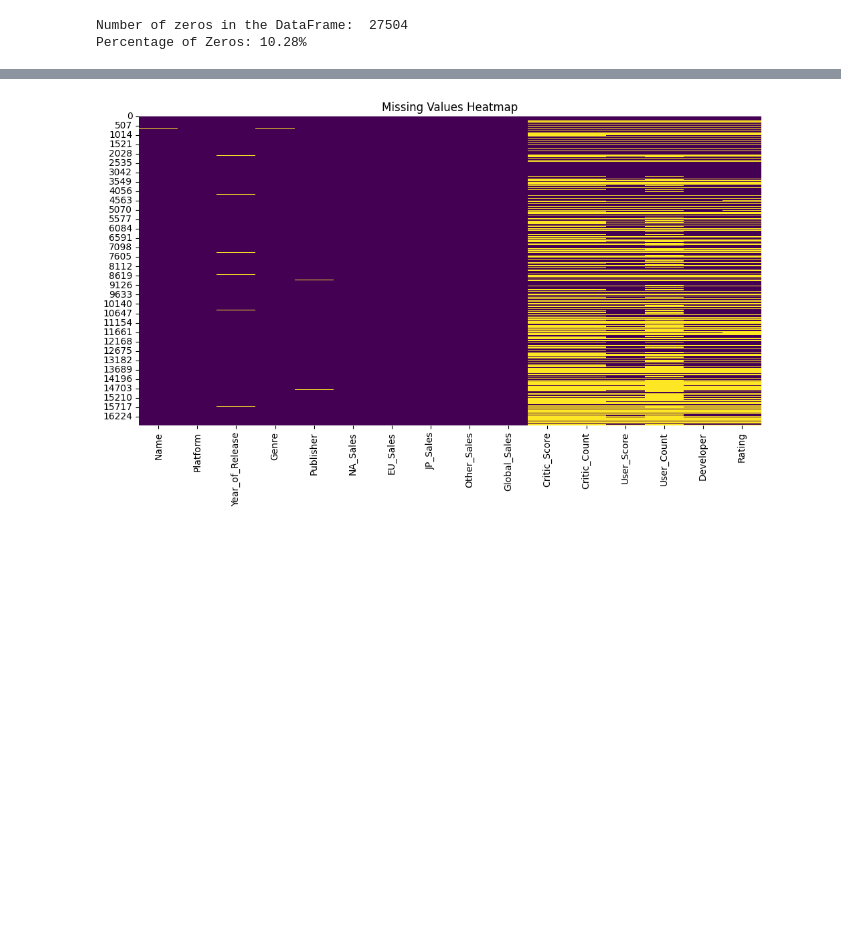
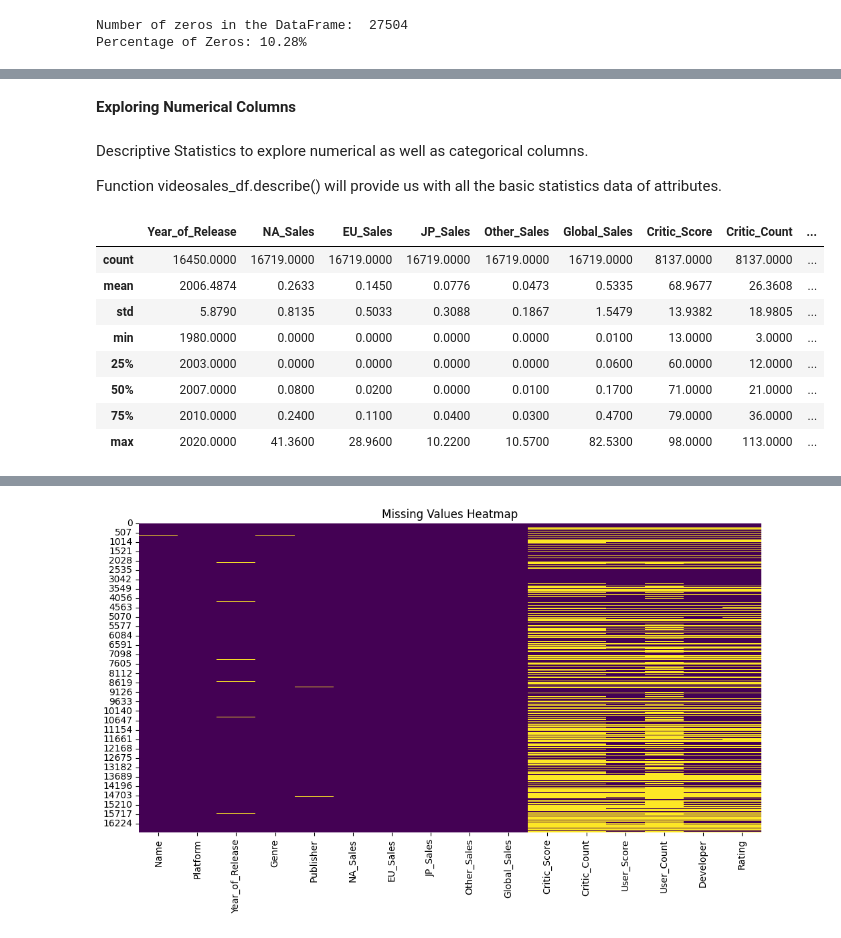
Before and after one commit to sba23416/CA1_DataViz_HDip-, a Jupyter notebook: Hodan Mohamed Abdi_DVizHDip_CA1.ipynb, the cells around one changed output, grey strips where cells are left out. Drawn from its saved outputs; the diff is of its cells as text; code cells hidden in the pictures; blank space fills up the shorter version.

```diff
--- a/Hodan Mohamed Abdi_DVizHDip_CA1.ipynb
+++ b/Hodan Mohamed Abdi_DVizHDip_CA1.ipynb
@@ -264,0 +306,3 @@ Percentage of Zeros: 10.28%
+# %%
+pd.set_option('display.max_columns', None)
+print(videosales_df.head())
@@ -264,0 +330,4 @@ Percentage of Zeros: 10.28%
+# %%
+colonn = videosales_df['Rating']
+pd.set_option('display.max_rows', None)
+display(colonn)
@@ -264,0 +352,19 @@ Percentage of Zeros: 10.28%
+# %% [markdown]
+**Exploring Numerical Columns**
+# %% [markdown]
+Descriptive Statistics to explore numerical as well as categorical columns.
+
+Function videosales_df.describe() will provide us with all the basic statistics data of attributes.
+# %%
+#exploring basic statistical information about columns
+videosales_df.describe()
+# %% [output]
+|  | Year_of_Release | NA_Sales | EU_Sales | JP_Sales | Other_Sales | Global_Sales | Critic_Score | Critic_Count | ... |
+| count | 16450.0000 | 16719.0000 | 16719.0000 | 16719.0000 | 16719.0000 | 16719.0000 | 8137.0000 | 8137.0000 | ... |
+| mean | 2006.4874 | 0.2633 | 0.1450 | 0.0776 | 0.0473 | 0.5335 | 68.9677 | 26.3608 | ... |
+| std | 5.8790 | 0.8135 | 0.5033 | 0.3088 | 0.1867 | 1.5479 | 13.9382 | 18.9805 | ... |
+| min | 1980.0000 | 0.0000 | 0.0000 | 0.0000 | 0.0000 | 0.0100 | 13.0000 | 3.0000 | ... |
+| 25% | 2003.0000 | 0.0000 | 0.0000 | 0.0000 | 0.0000 | 0.0600 | 60.0000 | 12.0000 | ... |
+| 50% | 2007.0000 | 0.0800 | 0.0200 | 0.0000 | 0.0100 | 0.1700 | 71.0000 | 21.0000 | ... |
+| 75% | 2010.0000 | 0.2400 | 0.1100 | 0.0400 | 0.0300 | 0.4700 | 79.0000 | 36.0000 | ... |
+| max | 2020.0000 | 41.3600 | 28.9600 | 10.2200 | 10.5700 | 82.5300 | 98.0000 | 113.0000 | ... |
```
Also changed, not shown: parts of 17 cells of this notebook.
